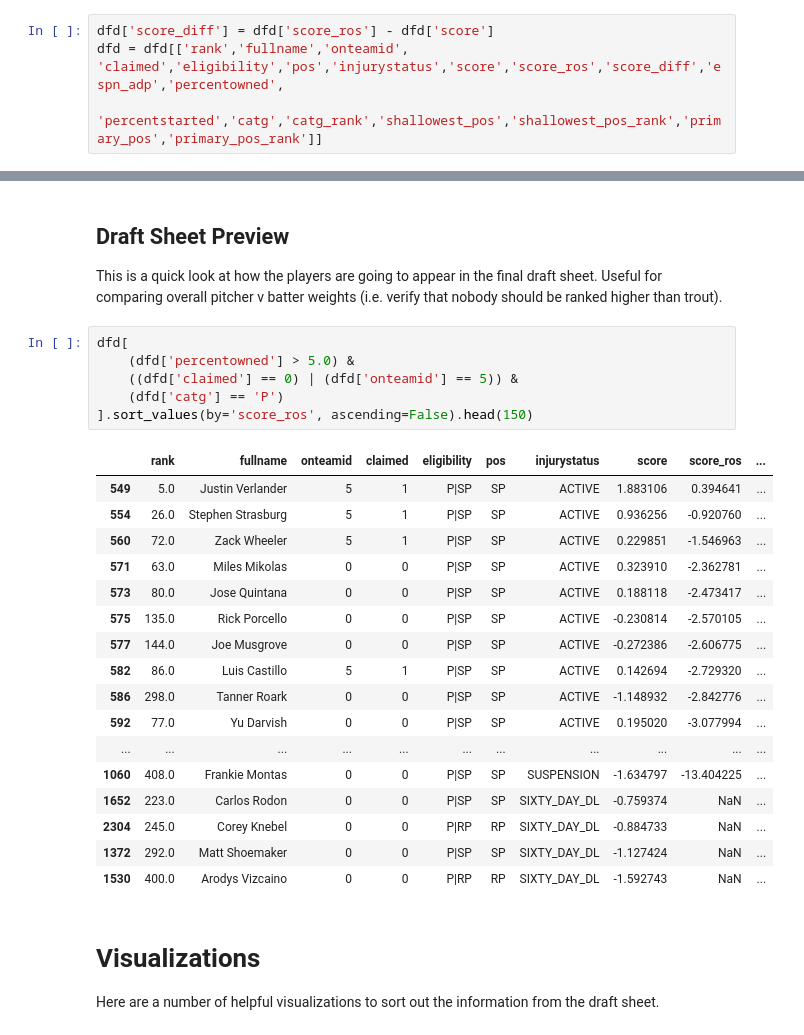
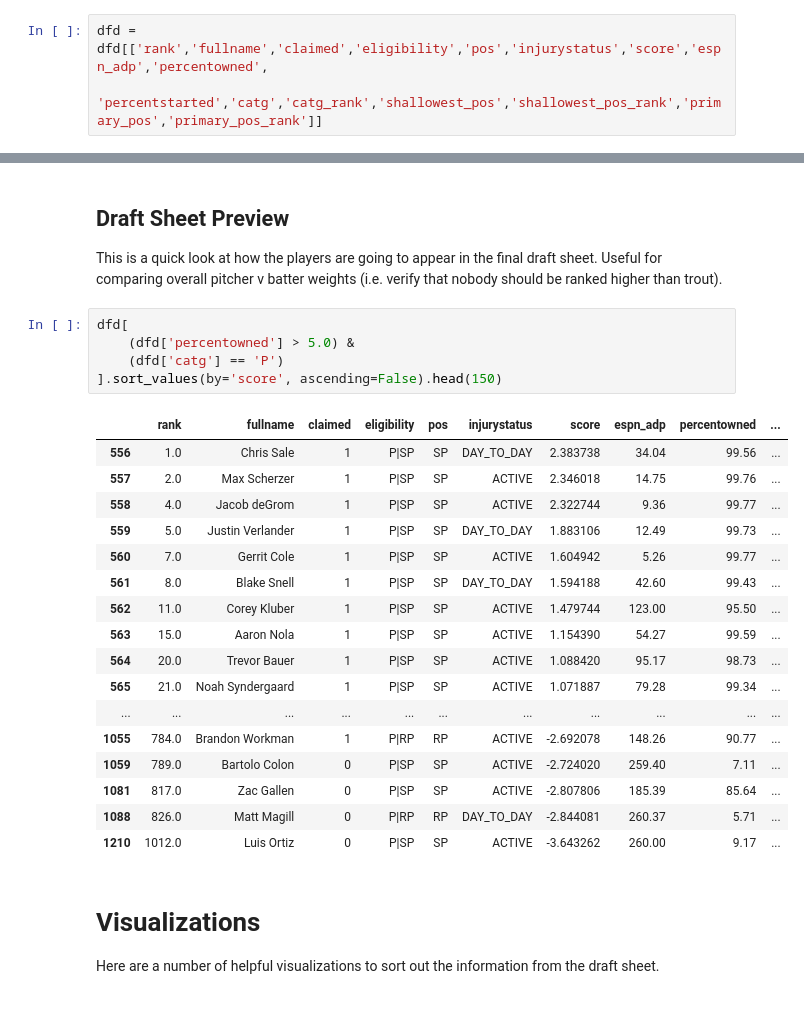
Before and after one commit to zmsy/notebooks, a Jupyter notebook: player_z_scores_preseason.ipynb, the cells around one changed output, grey strips where cells are left out. Cells and saved outputs as stored; diff of their text form.

```diff
--- a/player_z_scores_preseason.ipynb
+++ b/player_z_scores_preseason.ipynb
@@ -340,8 +309,7 @@ dfd['catg_rank'] = dfd.groupby("catg")["score"].rank("dense", ascending=False)
 
 In order to make the outputs more usable, apply a number of color stylings and ranking scale sliders to the actual xlsx file.
 # %%
-dfd['score_diff'] = dfd['score_ros'] - dfd['score']
-dfd = dfd[['rank','fullname','onteamid', 'claimed','eligibility','pos','injurystatus','score','score_ros','score_diff','espn_adp','percentowned',
+dfd = dfd[['rank','fullname','claimed','eligibility','pos','injurystatus','score','espn_adp','percentowned',
     'percentstarted','catg','catg_rank','shallowest_pos','shallowest_pos_rank','primary_pos','primary_pos_rank']]
 # %% [markdown]
 ## Write Excel files for distribution
@@ -357,27 +325,26 @@ This is a quick look at how the players are going to appear in the final draft s
 # %%
 dfd[
     (dfd['percentowned'] > 5.0) &
-    ((dfd['claimed'] == 0) | (dfd['onteamid'] == 5)) &
     (dfd['catg'] == 'P')
-].sort_values(by='score_ros', ascending=False).head(150)
+].sort_values(by='score', ascending=False).head(150)
 # %% [output]
-|  | rank | fullname | onteamid | claimed | eligibility | pos | injurystatus | score | score_ros | ... |
-| 549 | 5.0 | Justin Verlander | 5 | 1 | P|SP | SP | ACTIVE | 1.883106 | 0.394641 | ... |
-| 554 | 26.0 | Stephen Strasburg | 5 | 1 | P|SP | SP | ACTIVE | 0.936256 | -0.920760 | ... |
-| 560 | 72.0 | Zack Wheeler | 5 | 1 | P|SP | SP | ACTIVE | 0.229851 | -1.546963 | ... |
-| 571 | 63.0 | Miles Mikolas | 0 | 0 | P|SP | SP | ACTIVE | 0.323910 | -2.362781 | ... |
-| 573 | 80.0 | Jose Quintana | 0 | 0 | P|SP | SP | ACTIVE | 0.188118 | -2.473417 | ... |
-| 575 | 135.0 | Rick Porcello | 0 | 0 | P|SP | SP | ACTIVE | -0.230814 | -2.570105 | ... |
-| 577 | 144.0 | Joe Musgrove | 0 | 0 | P|SP | SP | ACTIVE | -0.272386 | -2.606775 | ... |
-| 582 | 86.0 | Luis Castillo | 5 | 1 | P|SP | SP | ACTIVE | 0.142694 | -2.729320 | ... |
-| 586 | 298.0 | Tanner Roark | 0 | 0 | P|SP | SP | ACTIVE | -1.148932 | -2.842776 | ... |
-| 592 | 77.0 | Yu Darvish | 0 | 0 | P|SP | SP | ACTIVE | 0.195020 | -3.077994 | ... |
+|  | rank | fullname | claimed | eligibility | pos | injurystatus | score | espn_adp | percentowned | ... |
+| 556 | 1.0 | Chris Sale | 1 | P|SP | SP | DAY_TO_DAY | 2.383738 | 34.04 | 99.56 | ... |
+| 557 | 2.0 | Max Scherzer | 1 | P|SP | SP | ACTIVE | 2.346018 | 14.75 | 99.76 | ... |
+| 558 | 4.0 | Jacob deGrom | 1 | P|SP | SP | ACTIVE | 2.322744 | 9.36 | 99.77 | ... |
+| 559 | 5.0 | Justin Verlander | 1 | P|SP | SP | DAY_TO_DAY | 1.883106 | 12.49 | 99.73 | ... |
+| 560 | 7.0 | Gerrit Cole | 1 | P|SP | SP | ACTIVE | 1.604942 | 5.26 | 99.77 | ... |
+| 561 | 8.0 | Blake Snell | 1 | P|SP | SP | DAY_TO_DAY | 1.594188 | 42.60 | 99.43 | ... |
+| 562 | 11.0 | Corey Kluber | 1 | P|SP | SP | ACTIVE | 1.479744 | 123.00 | 95.50 | ... |
+| 563 | 15.0 | Aaron Nola | 1 | P|SP | SP | ACTIVE | 1.154390 | 54.27 | 99.59 | ... |
+| 564 | 20.0 | Trevor Bauer | 1 | P|SP | SP | ACTIVE | 1.088420 | 95.17 | 98.73 | ... |
+| 565 | 21.0 | Noah Syndergaard | 1 | P|SP | SP | ACTIVE | 1.071887 | 79.28 | 99.34 | ... |
 | ... | ... | ... | ... | ... | ... | ... | ... | ... | ... | ... |
-| 1060 | 408.0 | Frankie Montas | 0 | 0 | P|SP | SP | SUSPENSION | -1.634797 | -13.404225 | ... |
-| 1652 | 223.0 | Carlos Rodon | 0 | 0 | P|SP | SP | SIXTY_DAY_DL | -0.759374 | NaN | ... |
-| 2304 | 245.0 | Corey Knebel | 0 | 0 | P|RP | RP | SIXTY_DAY_DL | -0.884733 | NaN | ... |
-| 1372 | 292.0 | Matt Shoemaker | 0 | 0 | P|SP | SP | SIXTY_DAY_DL | -1.127424 | NaN | ... |
-| 1530 | 400.0 | Arodys Vizcaino | 0 | 0 | P|RP | RP | SIXTY_DAY_DL | -1.592743 | NaN | ... |
+| 1055 | 784.0 | Brandon Workman | 1 | P|RP | RP | ACTIVE | -2.692078 | 148.26 | 90.77 | ... |
+| 1059 | 789.0 | Bartolo Colon | 0 | P|SP | SP | ACTIVE | -2.724020 | 259.40 | 7.11 | ... |
+| 1081 | 817.0 | Zac Gallen | 0 | P|SP | SP | ACTIVE | -2.807806 | 185.39 | 85.64 | ... |
+| 1088 | 826.0 | Matt Magill | 0 | P|RP | RP | DAY_TO_DAY | -2.844081 | 260.37 | 5.71 | ... |
+| 1210 | 1012.0 | Luis Ortiz | 0 | P|SP | SP | ACTIVE | -3.643262 | 260.00 | 9.17 | ... |
 # %% [markdown]
 # Visualizations
 
```
Also changed, not shown: parts of 16 cells of this notebook.
